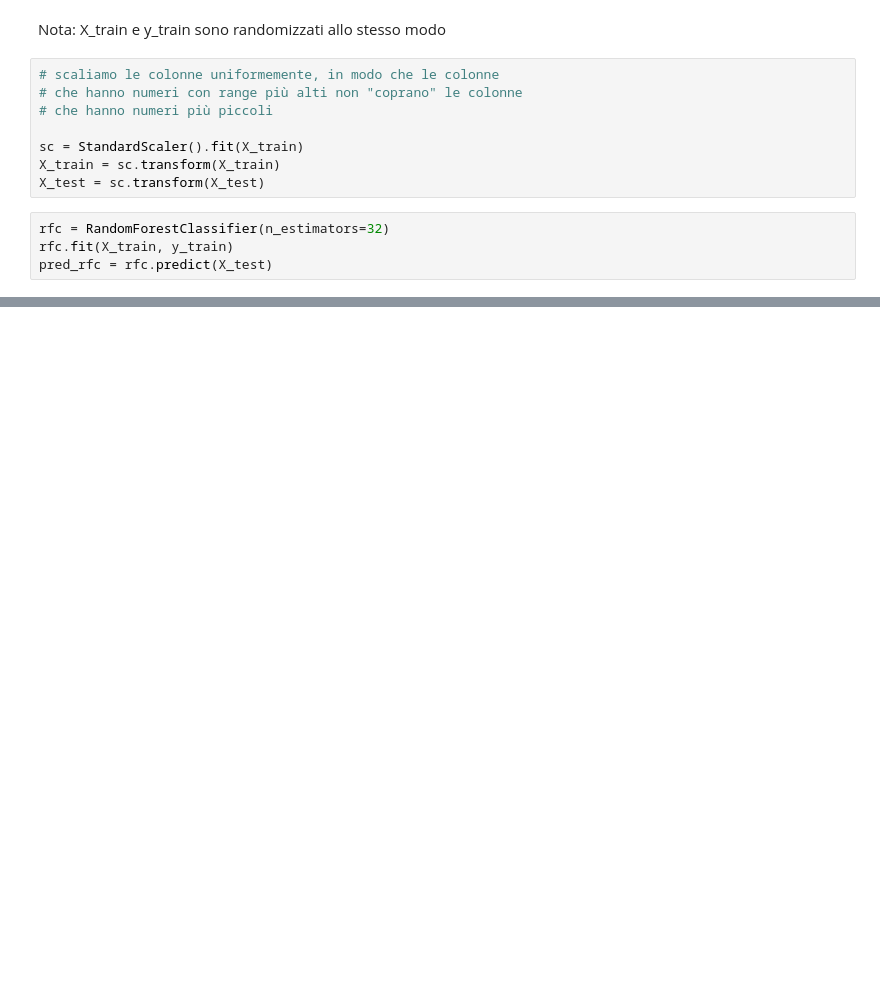
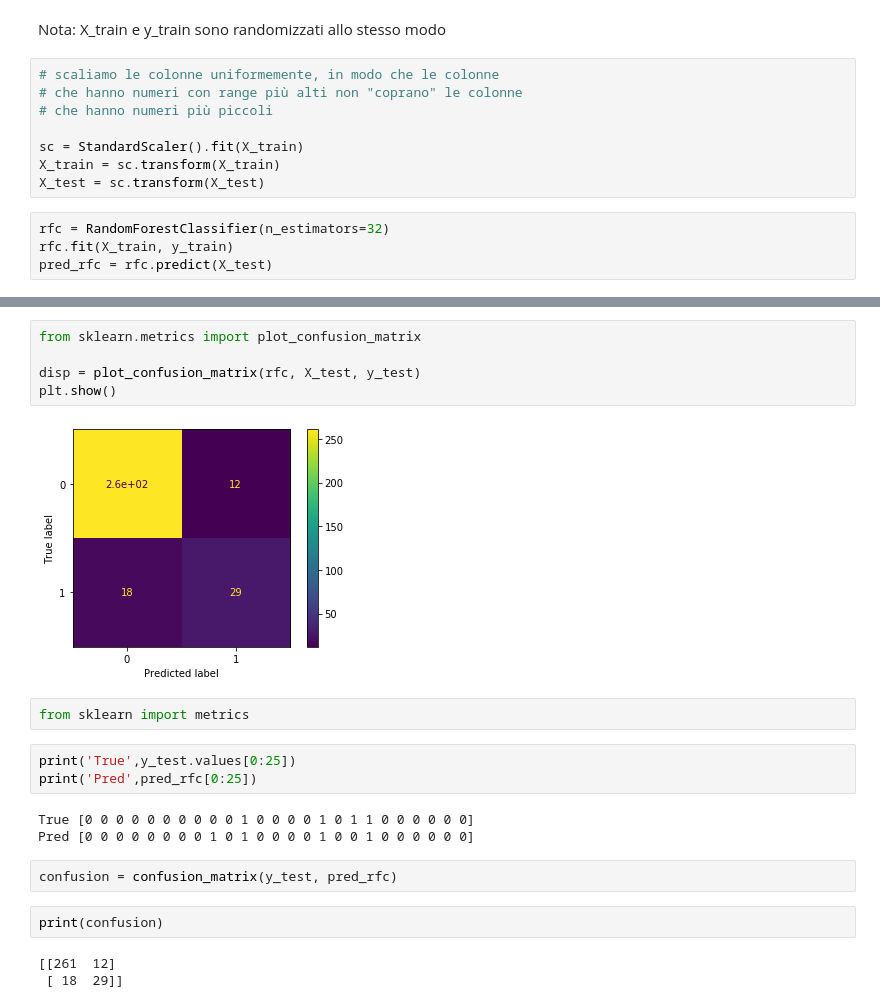
Before and after one commit to zniffur/machine_learning, a Jupyter notebook: main.ipynb, the cells around one changed output, grey strips where cells are left out. Cells and saved outputs as stored; diff of their text form; blank space fills up the shorter version.

```diff
--- a/main.ipynb
+++ b/main.ipynb
@@ -136,0 +139,22 @@ avg / total       0.89      0.90      0.89       320
+# %%
+from sklearn.metrics import plot_confusion_matrix
+
+disp = plot_confusion_matrix(rfc, X_test, y_test)
+plt.show()
+# %% [output]
+[figure, added]
+# %%
+from sklearn import metrics
+# %%
+print('True',y_test.values[0:25])
+print('Pred',pred_rfc[0:25])
+# %% [output]
+True [0 0 0 0 0 0 0 0 0 0 1 0 0 0 0 1 0 1 1 0 0 0 0 0 0]
+Pred [0 0 0 0 0 0 0 0 1 0 1 0 0 0 0 1 0 0 1 0 0 0 0 0 0]
+# %%
+confusion = confusion_matrix(y_test, pred_rfc)
+# %%
+print(confusion)
+# %% [output]
+[[261  12]
+ [ 18  29]]
```
Also changed, not shown: parts of 22 cells of this notebook.
